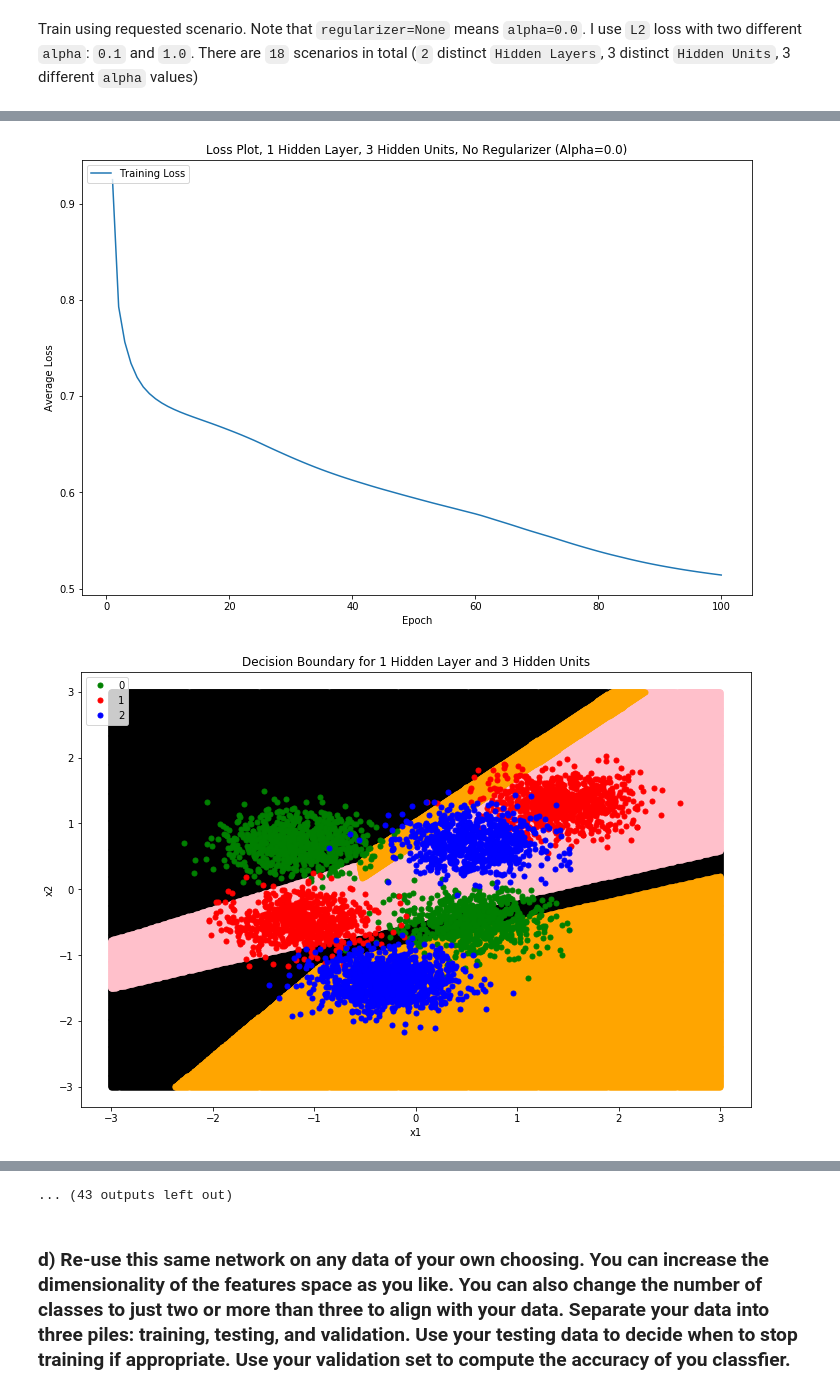
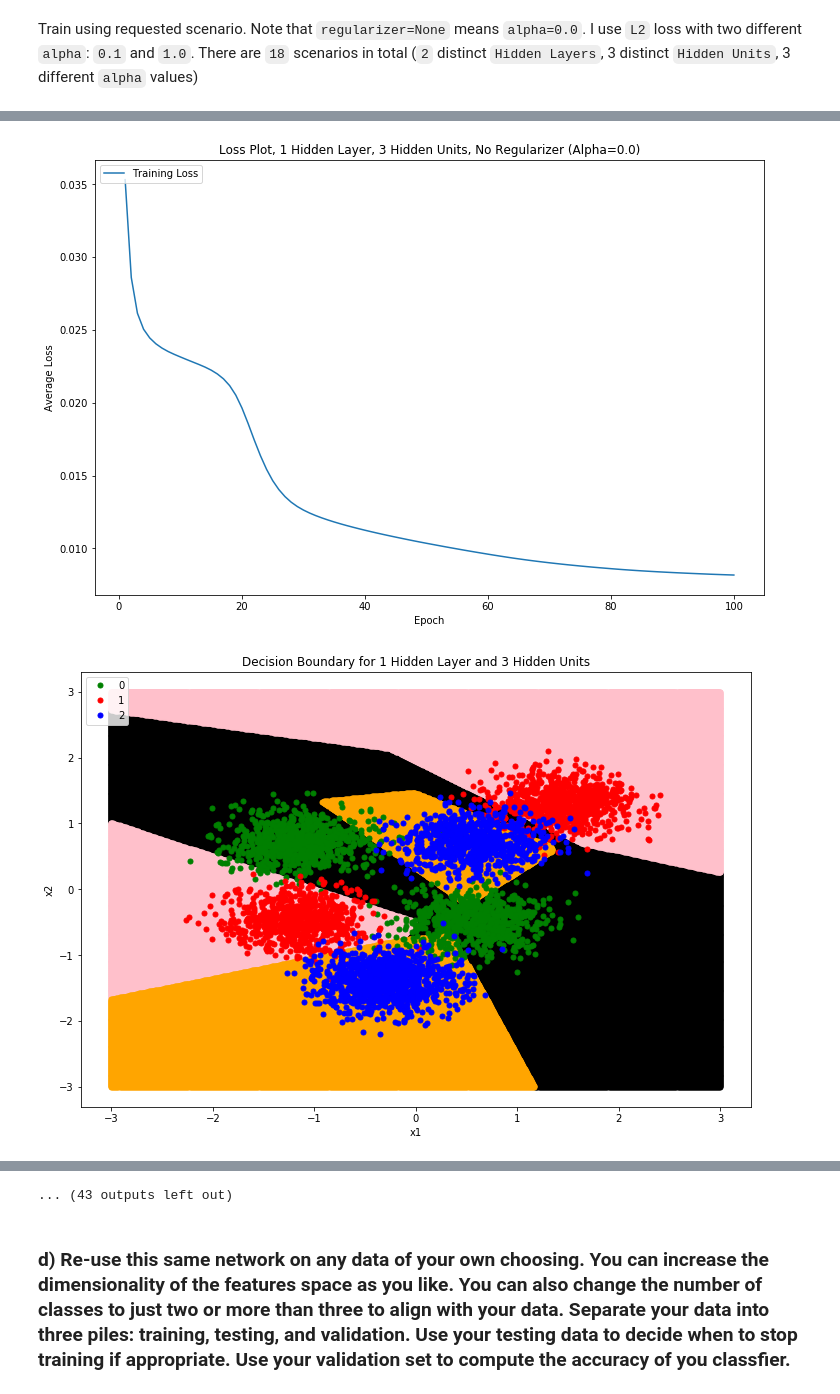
Before and after one commit to geraldzakwan/dl_for_cv_fall_2020, a Jupyter notebook: Homeworks/HW3/gd2551_HW3.ipynb, the cells around one changed output, grey strips where cells are left out. Cells and saved outputs as stored; diff of their text form; code cells hidden in the pictures.

Commit message:
HW3: Update weights incorporate regularizer; add and finalize comments/explanations

```diff
--- a/Homeworks/HW3/gd2551_HW3.ipynb
+++ b/Homeworks/HW3/gd2551_HW3.ipynb
@@ -263,7 +263,7 @@ class Layer(ABC):
     # Abstract back propagate method for Layer,
     # taking grads from previous layer
     @abstractmethod
-    def back_propagate(self, grads):
+    def back_propagate(self, grads, regularizer=None):
         # To be implemented in the child class
         pass
 # %% [markdown]
@@ -366,18 +370,18 @@ class Activation(Layer):
 
         return self.y_probs
 
-    def compute_relu_derivative(self, grads):
+    def compute_relu_derivative(self, grads, regularizer=None):
         # Simply replace all positive values to the received grads
         return np.where(self.X_linear > 0, grads, 0)
 
-    def compute_leaky_relu_derivative(self, grads):
+    def compute_leaky_relu_derivative(self, grads, regularizer=None):
         dx = np.ones_like(self.X_linear)
 
         dx[self.X_linear < 0] = self.leaky_alpha
 
         return grads * dx
 
-    def compute_softmax_derivative(self, grads):
+    def compute_softmax_derivative(self, grads, regularizer=None):
         # Again, expand the dimension for the sake of the backpropagation
         return self.y_probs * (grads - (grads * self.y_probs).sum(axis=1)[:, np.newaxis])
 
@@ -404,9 +408,9 @@ class Activation(Layer):
 
         return self.activate()
 
-    # Backproagation action for Activation layer
+    # Backpropagation action for Activation layer
     # is computing the derivative/gradients
-    def back_propagate(self, grads):
+    def back_propagate(self, grads, regularizer=None):
         if 'leaky_relu' in self.name:
             derivative_func = self.compute_leaky_relu_derivative
 
@@ -419,7 +423,7 @@ class Activation(Layer):
         else:
             raise Exception('Non-supported activation function')
 
-        return derivative_func(grads)
+        return derivative_func(grads, regularizer=regularizer)
 
 # For Loss, I cover only Cross Entropy loss
 class Loss(Layer):
@@ -432,9 +436,11 @@ class Loss(Layer):
     # IMPORTANT: y needs to be ONE-HOT ENCODED
     # IMPORTANT: APPLY SOFTMAX to X beforehand
     def apply_cross_entropy(self):
-        return (np.where(self.y==1.0, -np.log(self.X), 0.0)).sum(axis=1)
+        n_examples = self.X.shape[0]
 
-    def compute_L2_loss(self):
+        return (1/n_examples)*(np.where(self.y==1.0, -np.log(self.X), 0.0)).sum(axis=1)
+
+    def apply_L2_loss(self):
         reg_loss = 0.0
         n_examples = self.X.shape[0]
         n_layers = len(self.layer_W)
@@ -443,8 +449,8 @@ class Loss(Layer):
         for W in self.layer_W:
             reg_loss = reg_loss + np.sum(np.square(W))
 
-        # Divide total L2 loss by n_layers*n_examples, amplify by alpha
-        return (self.alpha/(n_layers*n_examples)) * reg_loss
+        # Divide total L2 loss by 2*n_examples, amplify by alpha
+        return (self.alpha/(2*n_examples)) * reg_loss
 
     # Wrapper for losses, i.e. choosing actions based on param
     def compute_loss(self):
@@ -469,7 +475,7 @@ class Loss(Layer):
     # Wrapper for regularization losses, i.e. choosing actions based on param
     def compute_regularization_loss(self):
         if self.reg_type == 'L2':
-            reg_loss = self.compute_L2_loss()
+            reg_loss = self.apply_L2_loss()
 
         else:
             raise Exception('Non-supported regularization type')
@@ -484,7 +490,7 @@ class Loss(Layer):
 
         self.reg_type = None
 
-        if regularizer is not None:
+        if regularizer != None:
             self.reg_type = regularizer['reg_type']
             self.alpha = regularizer['alpha']
             self.layer_W = regularizer['layer_W']
@@ -497,7 +503,7 @@ class Loss(Layer):
     # value to (-1/X), which is the derivative of natural log
     # We do that for all the indexes where the true label lies
     # Remember we do one hot encoding, so there are only 0s and 1
-    def back_propagate(self, grads=None):
+    def back_propagate(self, grads=None, regularizer=None):
         return np.where(self.y==1.0, -1/self.X, 0.0)
 
 # A function to check if the above implementation is correct
@@ -603,7 +609,7 @@ class MLP():
     # Basically calling back_propagate from all layers
     # See that we chain the grads here by passing computed grads from
     # the current layer to the next (or should I say previous) layer
-    def back_propagate(self):
+    def back_propagate(self, regularizer=None):
         if self.debug:
             print('Back propagating...')
 
@@ -613,10 +619,10 @@ class MLP():
             if self.debug:
                 print('Layer name: {}'.format(layer.name))
 
-            grads = layer.back_propagate(grads)
+            grads = layer.back_propagate(grads, regularizer=regularizer)
 
             if self.debug:
-                print('Losses shape: {}'.format(losses.shape))
+                print('Grads shape: {}'.format(grads.shape))
 
     # Update the weights using the computed grads/derivaties
     # and the input learning_rate
@@ -685,7 +691,7 @@ class MLP():
 
                 # If regularizer is used, we need to pass every layer weights
                 # to the Loss layer to compute regularization loss
-                if regularizer is not None:
+                if regularizer != None:
                     regularizer['layer_W'] = []
 
                     for layer in self.layers:
@@ -698,7 +704,8 @@ class MLP():
 
                 # Call back_propagate to compute and set the gradients,
                 # both for W and b for each layer
-                self.back_propagate()
+                # Include regularizer to update the weights if any
+                self.back_propagate(regularizer=regularizer)
 
                 # Update weights, only for Linear layer
                 self.update_weights(learning_rate)
@@ -1010,7 +1017,7 @@ def do_train(scenario):
                 print('Training for {} hidden layer(s) and {} hidden units'.format(n_hidden_layers, n_hidden_units))
                 print('---------------------------------')
 
-                NN = MLP(debug=False)
+                NN = MLP(debug=scenario['debug'])
 
                 NN.add_layer('Input', dim_in=scenario['feature_size'], dim_out=n_hidden_units)
                 NN.add_layer('Activation_Relu')
@@ -1045,6 +1052,7 @@ def do_train(scenario):
 Train using requested scenario. Note that `regularizer=None` means `alpha=0.0`. I use `L2` loss with two different `alpha`: `0.1` and `1.0`. There are `18` scenarios in total (`2` distinct `Hidden Layers`, 3 distinct `Hidden Units`, 3 different `alpha` values)
 # %%
 scenario = {
+    'debug': False,
     'feature_size': 2,
     'n_classes': 3,
     'n_hidden_layers': [1, 3],
@@ -1084,5 +1092,5 @@ Epoch: 100, Average Training Loss: 0.5143042982069769
-[figure, old version]
+[figure, new version]
-[figure, old version]
+[figure, new version]
 ---------------------------------
 ---------------------------------
 Scenario 2
```
Also changed, not shown: parts of 22 cells of this notebook.
